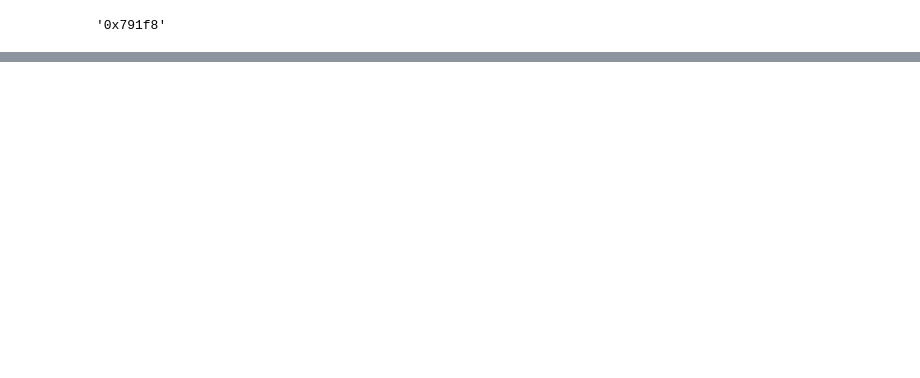
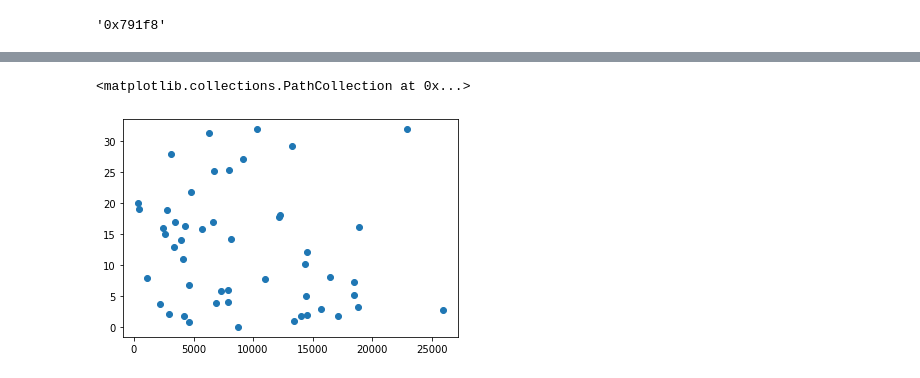
Before and after one commit to aremath/sm_rando, a Jupyter notebook: LSNES_data.ipynb, the cells around one changed output, grey strips where cells are left out. Drawn from its saved outputs; the diff is of its cells as text; code cells hidden in the pictures; blank space fills up the shorter version.

```diff
--- a/LSNES_data.ipynb
+++ b/LSNES_data.ipynb
@@ -586,0 +575,15 @@ r, p
+# %%
+# Does it get more accurate as time progresses?
+xs = []
+ys = []
+for f1, f2, d in zip(s1, s2, map_distance):
+    start_frame = min(f1, f2)
+    error = abs(m * abs(f1 - f2) + b - d)
+    xs.append(start_frame)
+    ys.append(error)
+# %%
+scatter(xs, ys)
+# Seems like no:
+# %% [output]
+<matplotlib.collections.PathCollection at 0x...>
+[figure, added]
```
Also changed, not shown: parts of 23 cells of this notebook, 18 other files.
